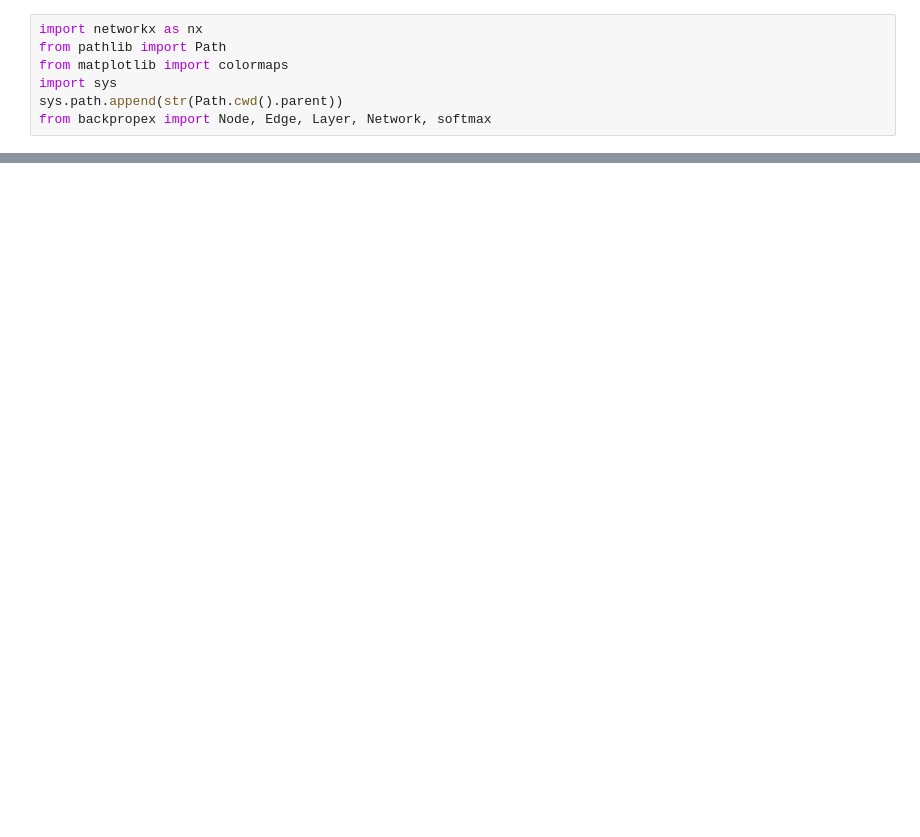
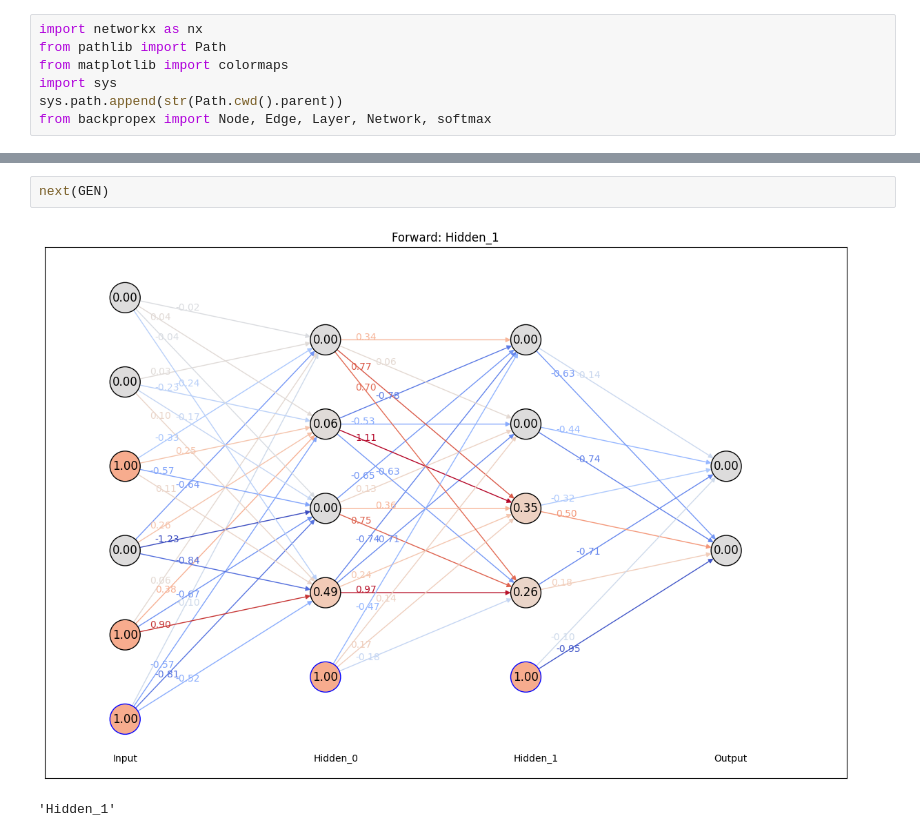
Before and after one commit to BobKerns/back-propagation, a Jupyter notebook: notebooks/simple-nn.ipynb, the cells around one changed output, grey strips where cells are left out. Saved outputs shown, nothing was run; the diff lists cells and outputs as text; blank space fills up the shorter version.

```diff
--- a/notebooks/simple-nn.ipynb
+++ b/notebooks/simple-nn.ipynb
@@ -12,0 +25,5 @@ nn.draw()
+# %%
+next(GEN)
+# %% [output]
+[figure, added]
+'Hidden_1'
```
Also changed, not shown: parts of 6 cells of this notebook, 1 other file.
